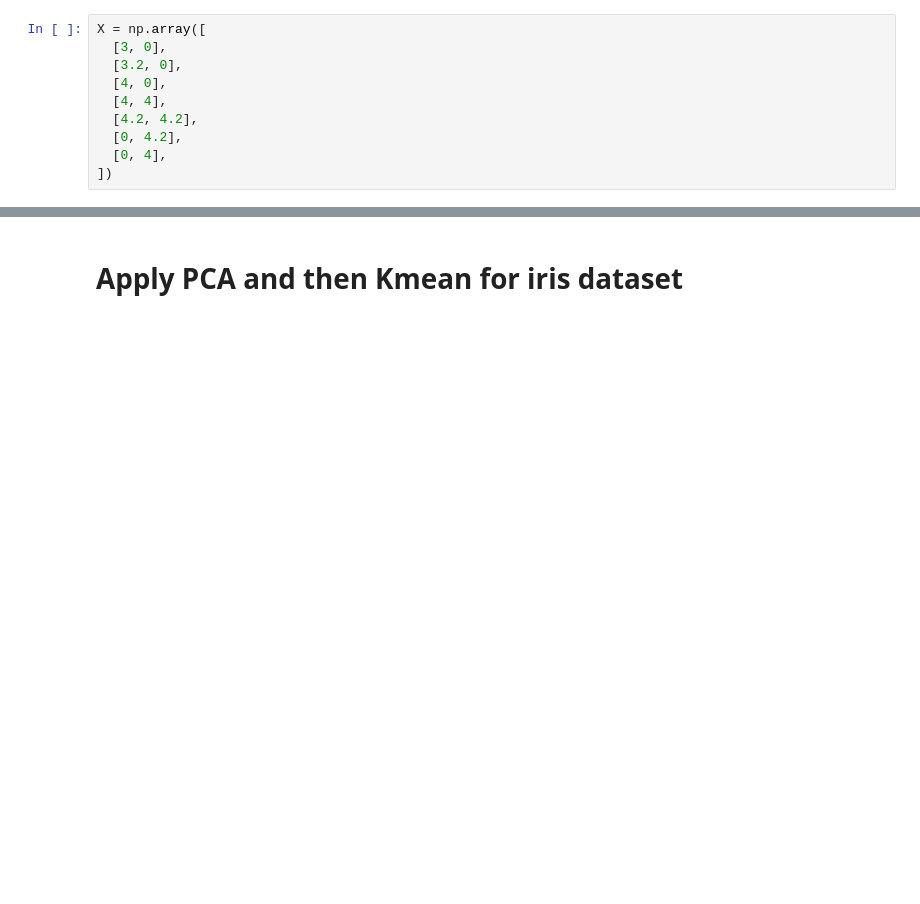
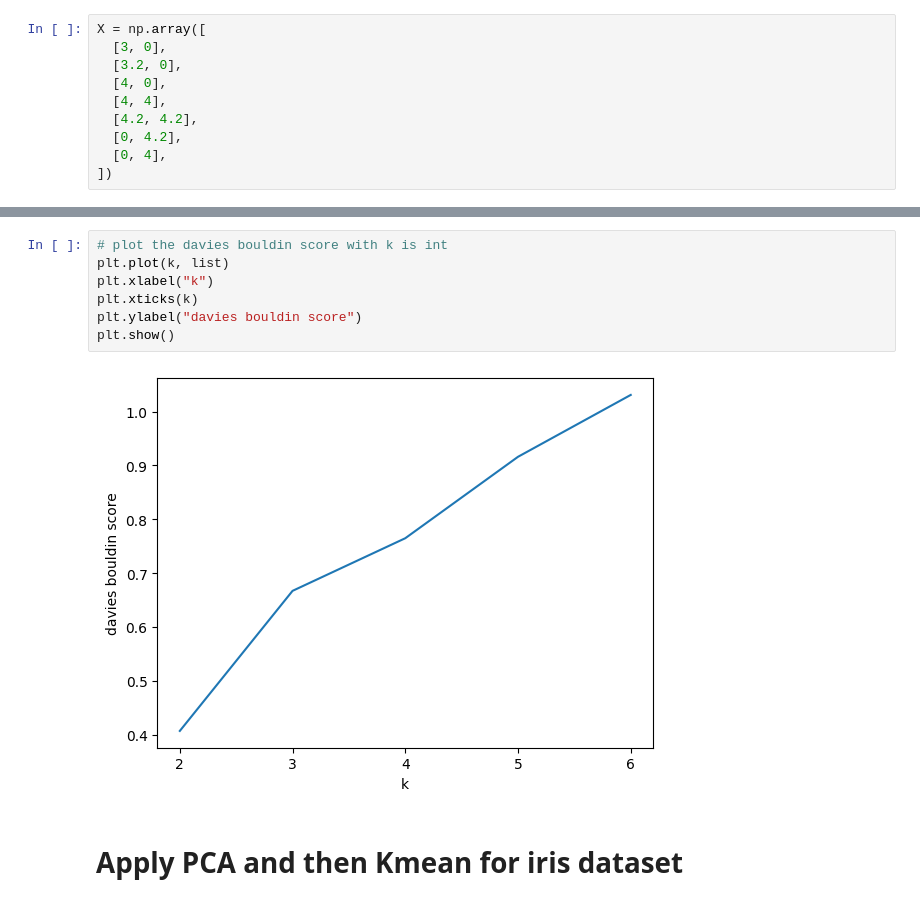
Before and after one commit to tung-ngt/ml2, a Jupyter notebook: labwork2/k-mean.ipynb, the cells around one changed output, grey strips where cells are left out. Saved outputs shown, nothing was run; the diff lists cells and outputs as text; blank space fills up the shorter version.

```diff
--- a/labwork2/k-mean.ipynb
+++ b/labwork2/k-mean.ipynb
@@ -128,3 +143,12 @@ X = np.array([
+# %%
+# plot the davies bouldin score with k is int
+plt.plot(k, list)
+plt.xlabel("k")
+plt.xticks(k)
+plt.ylabel("davies bouldin score")
+plt.show()
+# %% [output]
+[figure, added]
 # %% [markdown]
 # Apply PCA and then Kmean for iris dataset
 # %%
```
Also changed, not shown: parts of 14 cells of this notebook, 2 other files.
